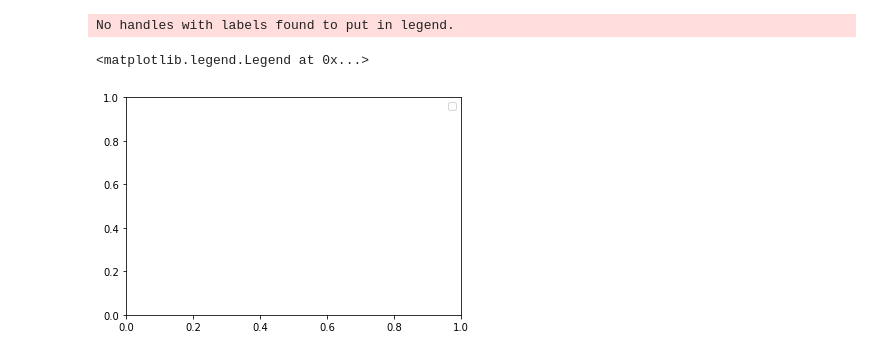
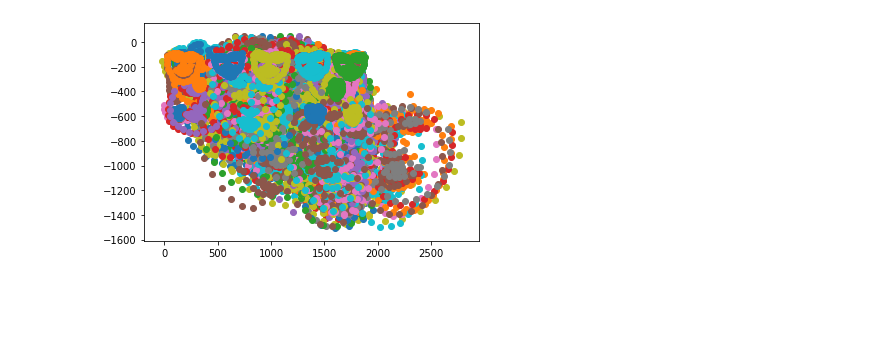
Before and after one commit to boldwren/eye-tracking, a Jupyter notebook: eye-contact.ipynb, the cells around one changed output. Saved outputs shown, nothing was run; the diff lists cells and outputs as text; code cells hidden in the pictures; blank space fills up the shorter version.

```diff
--- a/eye-contact.ipynb
+++ b/eye-contact.ipynb
@@ -251,8 +251,8 @@ face_filenames = list(
         [
             filename for filename in files
             if True
-#             and eye_score_for_file(filename) > 0.25
-            and '1920x1080/1080P_4000K_236777331.mp4' in filename
+            and eye_score_for_file(filename) > 0.25
+#             and '1920x1080/1080P_4000K_236777331.mp4' in filename
 #             and only_invalid(detect_with_fallbacks(filename))
         ],
 #         key=face_score_for_file,
@@ -296,3 +298,3 @@ faces_breakdown = Counter(filename.split('keyframe')[0] for filename in face_fil
 # %%
-best = sorted([(faces_breakdown[k]/totals_breakdown[k], k.replace('.images/', '.hls/out.m3u8')) for k in totals_breakdown.keys()], reverse=True)
-# best
+best = sorted([(faces_breakdown[k]/totals_breakdown[k], k.replace('.images/', '.hls/out.m3u8').replace(HOME, '~')) for k in totals_breakdown.keys()], reverse=True)
+best
@@ -370,7 +384,7 @@ def has_eye_contact(filename):
 
 for _score, filename in best:
     print(make_filtered_playlist(
-        filename,
+        filename.replace('~', HOME),
         has_eye_contact,
     ))
 # %% [output]
@@ -394,21 +397,19 @@ for _score, filename in best:
 # %%
 faces = [
     (filename, face)
-    for filename in files
-        if ('1920x1080/1080P_4000K_236777331.mp4' in filename)
-            for face in only_invalid(detect_with_fallbacks(filename))
+    for filename in face_filenames
+#         if ('1920x1080/1080P_4000K_236777331.mp4' in filename)
+            for face in detect_with_fallbacks(filename)
 #                 if not any((point.x < 1920 and point.y < 1080) for point in face.parts())
 ]
 # %%
 pyplot.figure()
 for filename, face in faces:
     points = [
         (point.x, -point.y)
         for point in face.parts()
     ]
     pyplot.scatter(*zip(*points), label=filename.replace(HOME, '~'))
-pyplot.legend()
+# pyplot.legend()
 # %% [output]
-No handles with labels found to put in legend.
-<matplotlib.legend.Legend at 0x...>
-[figure, old version]
+[figure, new version]
```
Also changed, not shown: parts of 9 cells of this notebook.
